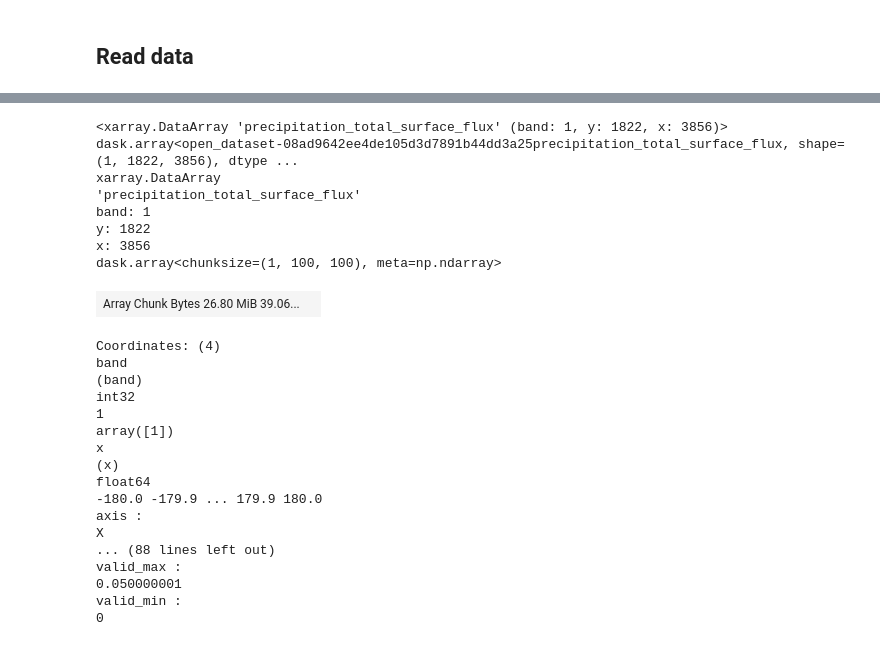
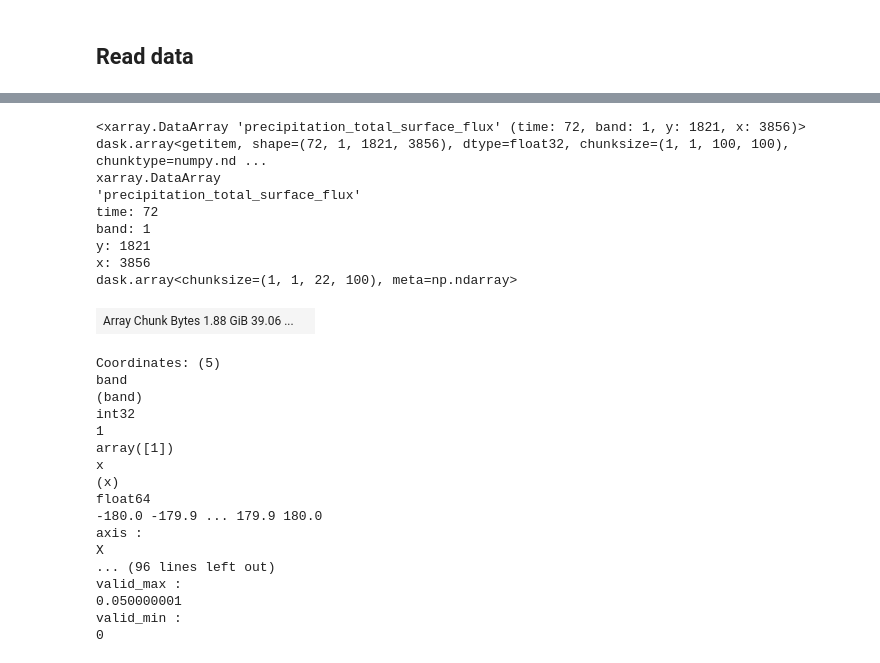
Before and after one commit to RY4GIT/SMSigxSMAP, a Jupyter notebook: 2_code_to_analyze/test_area_sample_dask_x_xarray.ipynb, the cells around one changed output, grey strips where cells are left out. Saved outputs shown, nothing was run; the diff lists cells and outputs as text; code cells hidden in the pictures.

Commit message:
Load data with open_mfdataset

```diff
--- a/2_code_to_analyze/test_area_sample_dask_x_xarray.ipynb
+++ b/2_code_to_analyze/test_area_sample_dask_x_xarray.ipynb
@@ -35,16 +43,31 @@ PET_path = "PET"
+# %%
+def _preprocess_SMAPL4(ds):
+    # Assign missing time dimension
+    startTime = datetime.strptime(ds.rangeBeginningDateTime.split(".")[0], '%Y-%m-%dT%H:%M:%S')
+    endTime = datetime.strptime(ds.rangeEndingDateTime.split(".")[0], '%Y-%m-%dT%H:%M:%S')
+    midTime = startTime + (startTime - endTime)/2
+    ds = ds.assign_coords(time=midTime)
+    return ds
+
+# https://stackoverflow.com/questions/65376109/use-xarray-open-mfdataset-on-files-with-no-time-dimension-included
 # %%
-fn = os.path.join(input_path, SMAPL4_path, f'SMAP_L4_SM_gph_{currentDate.strftime("%Y%m%d")}T{SMAPL4_time}00_Vv7032_001_HEGOUT.nc')
-if not os.path.exists(fn):
-    # Data version is old after 2021-09-30
-    fn = os.path.join(input_path, SMAPL4_path, f'SMAP_L4_SM_gph_{currentDate.strftime("%Y%m%d")}T{SMAPL4_time}00_Vv7030_001_HEGOUT.nc')
-    if not os.path.exists(fn):
-        print(f'File does not exist SMAP_L4_SM_gph_{currentDate.strftime("%Y%m%d")}T{SMAPL4_time}00_Vv703x_001_HEGOUT.nc')
-# ds_SMAPL4 = rioxarray.open_rasterio(fn, chunks={'x': 100, 'y': 100})
-ds_SMAPL4 = xr.open_dataset(fn, engine="rasterio", chunks={'x': 100, 'y': 100})
+# Get a list of files
+# Test with 2016 Jan 1-9 data first
+SMAPL4_fn_pattern = f'SMAP_L4_SM_gph_{startDate.year}010*.nc'
+SMAPL4_file_paths = glob.glob(rf'{input_path}/{SMAPL4_path}/{SMAPL4_fn_pattern}')
 
-# TODO/ISSUE: I need to use engine="rasterio". Otherwise, precipitation variable is not read. This is probably because precipitation variable is stored one level below of all other variables (lat, lon, etc.)
-# TODO/ISSUE: Y axis is read upside down, so I need to reset the index
+# Load data
+ds_SMAPL4 = xr.open_mfdataset(SMAPL4_file_paths, engine="rasterio", preprocess=_preprocess_SMAPL4, chunks=chunks, combine='nested', concat_dim='time')
+# TODO/ISSUE #1: I need to use engine="rasterio" which takes x5 times than engine="netcdf4"
+# Otherwise, precipitation variable is not read.
+# This is probably because precipitation variable is stored one level below of all other variables (lat, lon, etc.)
+# 40sec to read 1 mo of data
+# TODO/ISSUE #2: Y axis is read upside down, so I need to reset the index
+# Debug attempt:
 # ds_SMAPL4 = ds_SMAPL4.reindex(y=ds_SMAPL4.y*(-1))
 # But If I do this now, the chunking over the y axis disappers.
+# Debug attempt2:
+# ds_SMAPL4_P = ds_SMAPL4_P.isel(y=slice(None, -1))
+# This just select the values and does not change the dimension values
 
-ds_SMAPL4
+# # https://docs.xarray.dev/en/stable/generated/xarray.open_mfdataset.html#xarray.open_mfdataset
@@ -216,16 +74,17 @@ valid_min :
 # %%
-ds_SMAPL4_P = ds_SMAPL4.precipitation_total_surface_flux
-ds_SMAPL4_P.rio.write_crs('epsg:4326', inplace=True)
+ds_SMAPL4_P = ds_SMAPL4.precipitation_total_surface_flux.copy()
+ds_SMAPL4_P
 # %% [output]
-<xarray.DataArray 'precipitation_total_surface_flux' (band: 1, y: 1822, x: 3856)> dask.array<open_dataset-08ad9642ee4de105d3d7891b44dd3a25precipitation_total_surface_flux, shape=(1, 1822, 3856), dtype ...
+<xarray.DataArray 'precipitation_total_surface_flux' (time: 72, band: 1, y: 1821, x: 3856)> dask.array<getitem, shape=(72, 1, 1821, 3856), dtype=float32, chunksize=(1, 1, 100, 100), chunktype=numpy.nd ...
 xarray.DataArray
 'precipitation_total_surface_flux'
+time: 72
 band: 1
-y: 1822
+y: 1821
 x: 3856
-dask.array<chunksize=(1, 100, 100), meta=np.ndarray>
+dask.array<chunksize=(1, 1, 22, 100), meta=np.ndarray>
-| Array Chunk Bytes 26.80 MiB 39.06... |  |
+| Array Chunk Bytes 1.88 GiB 39.06 ... |  |
-Coordinates: (4)
+Coordinates: (5)
 band
 (band)
 int32
@@ -237,7 +96,7 @@ float64
 -180.0 -179.9 ... 179.9 180.0
 axis :
 X
-... (88 lines left out)
+... (96 lines left out)
 valid_max :
 0.050000001
 valid_min :
```
Also changed, not shown: parts of 14 cells of this notebook.
